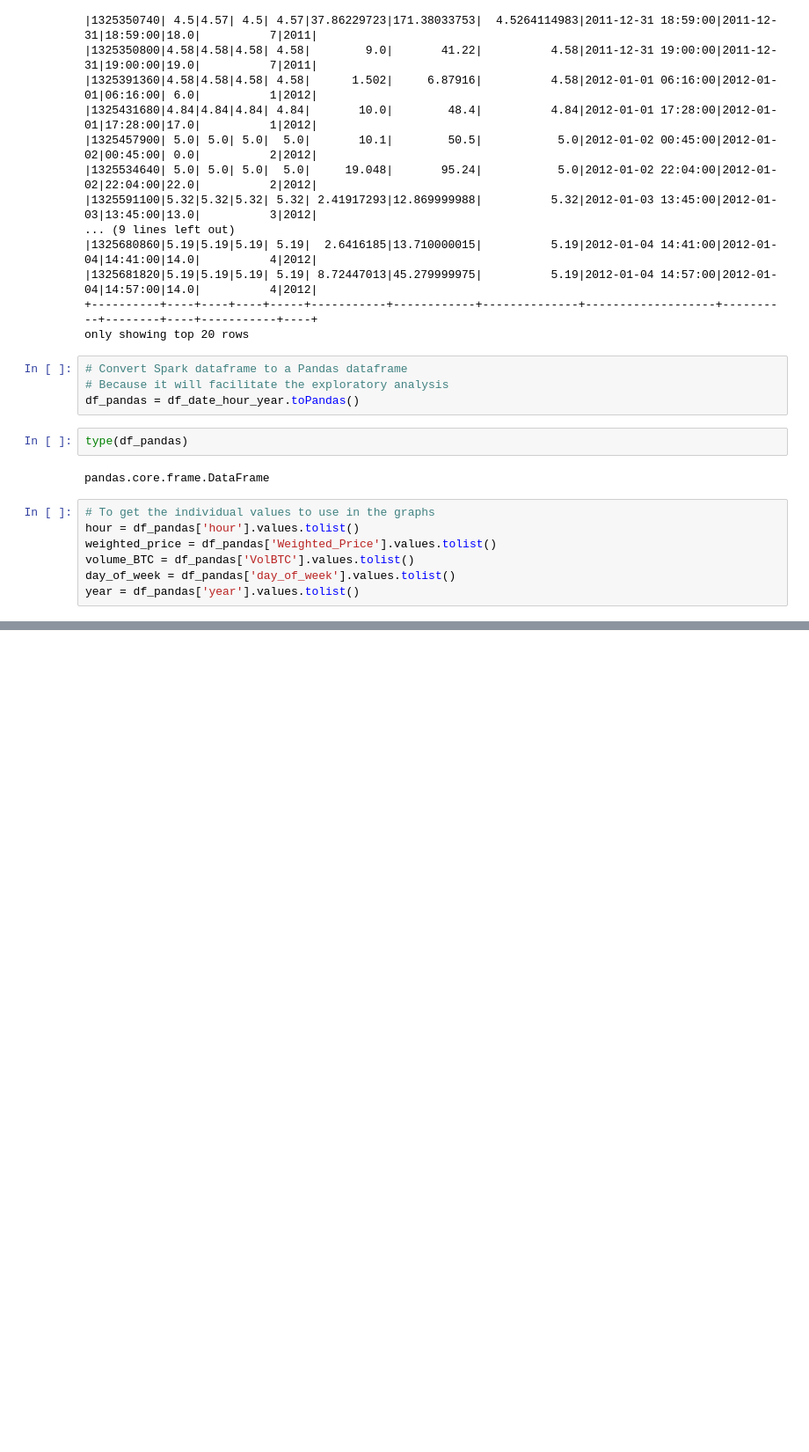
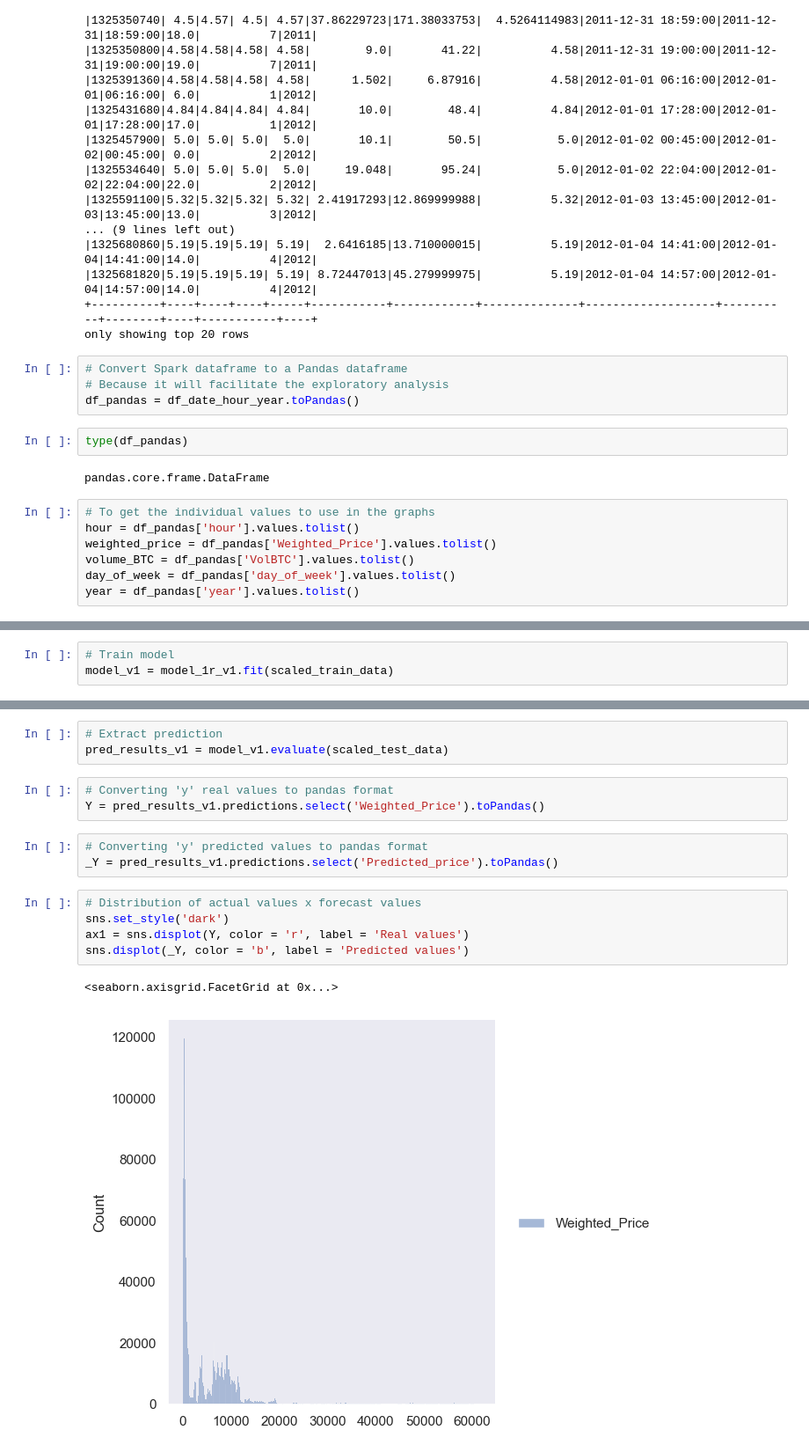
Before and after one commit to amorim-dev/DSA_Data-Science-Course, a Jupyter notebook: 2. big-data-real-time-analytics-with-python-and-spark/Ch11_data-processing-with-apache-spark/mini_project3.ipynb, the cells around one changed output, grey strips where cells are left out. Shown at 88% size. Drawn from its saved outputs; the diff is of its cells as text; blank space fills up the shorter version.

Commit message:
Project mini 3 - Models

```diff
--- a/2. big-data-real-time-analytics-with-python-and-spark/Ch11_data-processing-with-apache-spark/mini_project3.ipynb
+++ b/2. big-data-real-time-analytics-with-python-and-spark/Ch11_data-processing-with-apache-spark/mini_project3.ipynb
@@ -554,0 +623,3 @@ only showing top 10 rows
+# %%
+# Train model
+model_v1 = model_1r_v1.fit(scaled_train_data)
@@ -554,0 +671,17 @@ only showing top 10 rows
+# %%
+# Extract prediction
+pred_results_v1 = model_v1.evaluate(scaled_test_data)
+# %%
+# Converting 'y' real values to pandas format
+Y = pred_results_v1.predictions.select('Weighted_Price').toPandas()
+# %%
+# Converting 'y' predicted values to pandas format
+_Y = pred_results_v1.predictions.select('Predicted_price').toPandas()
+# %%
+# Distribution of actual values x forecast values
+sns.set_style('dark')
+ax1 = sns.displot(Y, color = 'r', label = 'Real values')
+sns.displot(_Y, color = 'b', label = 'Predicted values')
+# %% [output]
+<seaborn.axisgrid.FacetGrid at 0x...>
+[figure, added]
```
Also changed, not shown: parts of 74 cells of this notebook, 17 other files.
